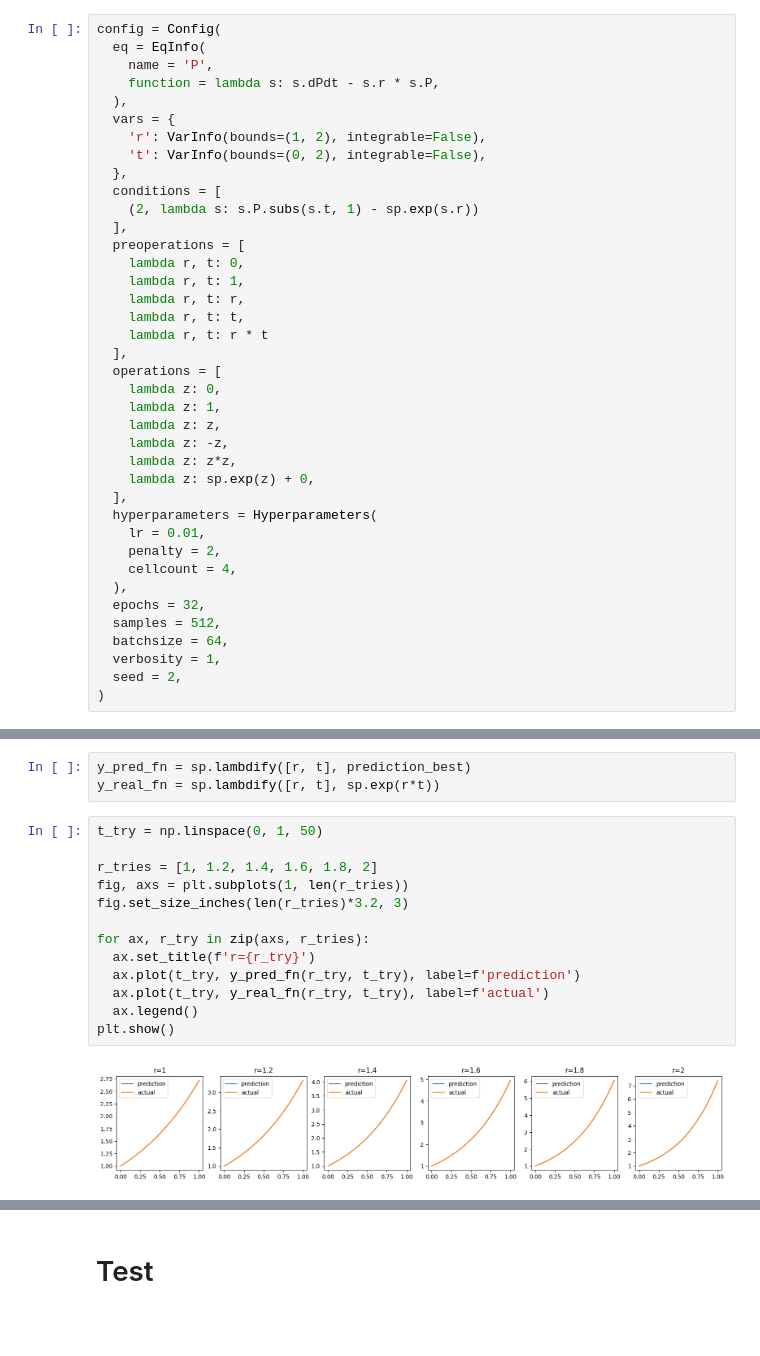
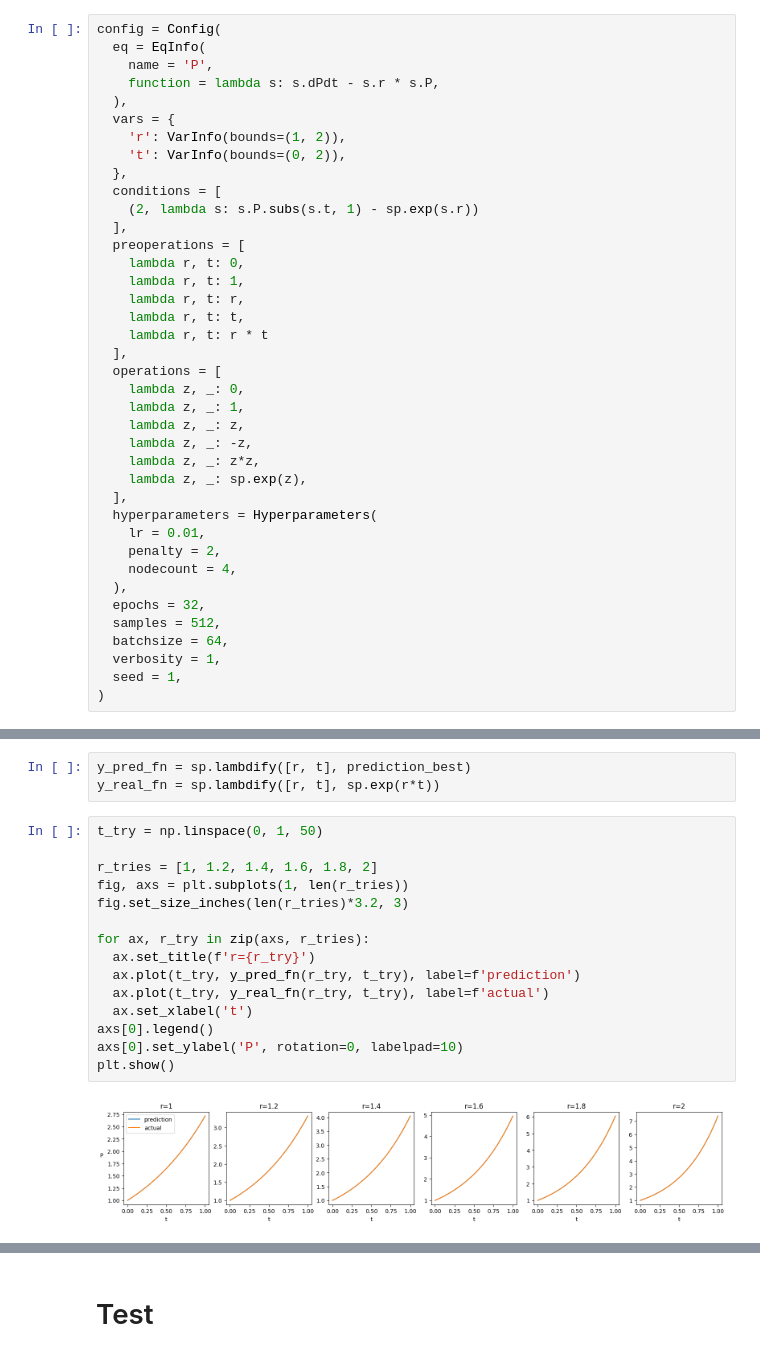
Before and after one commit to PauliusSasnauskas/sasde, a Jupyter notebook: eq1.ipynb, the cells around one changed output, grey strips where cells are left out. Saved outputs shown, nothing was run; the diff lists cells and outputs as text; blank space fills up the shorter version.

```diff
--- a/eq1.ipynb
+++ b/eq1.ipynb
@@ -27,8 +27,8 @@ config = Config(
     function = lambda s: s.dPdt - s.r * s.P,
   ),
   vars = {
-    'r': VarInfo(bounds=(1, 2), integrable=False),
-    't': VarInfo(bounds=(0, 2), integrable=False),
+    'r': VarInfo(bounds=(1, 2)),
+    't': VarInfo(bounds=(0, 2)),
   },
   conditions = [
     (2, lambda s: s.P.subs(s.t, 1) - sp.exp(s.r))
@@ -41,23 +41,23 @@ config = Config(
     lambda r, t: r * t
   ],
   operations = [
-    lambda z: 0,
-    lambda z: 1,
-    lambda z: z,
-    lambda z: -z,
-    lambda z: z*z,
-    lambda z: sp.exp(z) + 0,
+    lambda z, _: 0,
+    lambda z, _: 1,
+    lambda z, _: z,
+    lambda z, _: -z,
+    lambda z, _: z*z,
+    lambda z, _: sp.exp(z),
   ],
   hyperparameters = Hyperparameters(
     lr = 0.01,
     penalty = 2,
-    cellcount = 4,
+    nodecount = 4,
   ),
   epochs = 32,
   samples = 512,
   batchsize = 64,
   verbosity = 1,
-  seed = 2,
+  seed = 1,
 )
 # %%
 network, best, loss_histories = run(config)
@@ -98,16 +98,18 @@ y_real_fn = sp.lambdify([r, t], sp.exp(r*t))
 # %%
 t_try = np.linspace(0, 1, 50)
 
 r_tries = [1, 1.2, 1.4, 1.6, 1.8, 2]
 fig, axs = plt.subplots(1, len(r_tries))
 fig.set_size_inches(len(r_tries)*3.2, 3)
 
 for ax, r_try in zip(axs, r_tries):
   ax.set_title(f'r={r_try}')
   ax.plot(t_try, y_pred_fn(r_try, t_try), label=f'prediction')
   ax.plot(t_try, y_real_fn(r_try, t_try), label=f'actual')
-  ax.legend()
+  ax.set_xlabel('t')
+axs[0].legend()
+axs[0].set_ylabel('P', rotation=0, labelpad=10)
 plt.show()
 # %% [output]
-[figure, old version]
+[figure, new version]
 # %%
```
Also changed, not shown: parts of 4 cells of this notebook, 9 other files.
